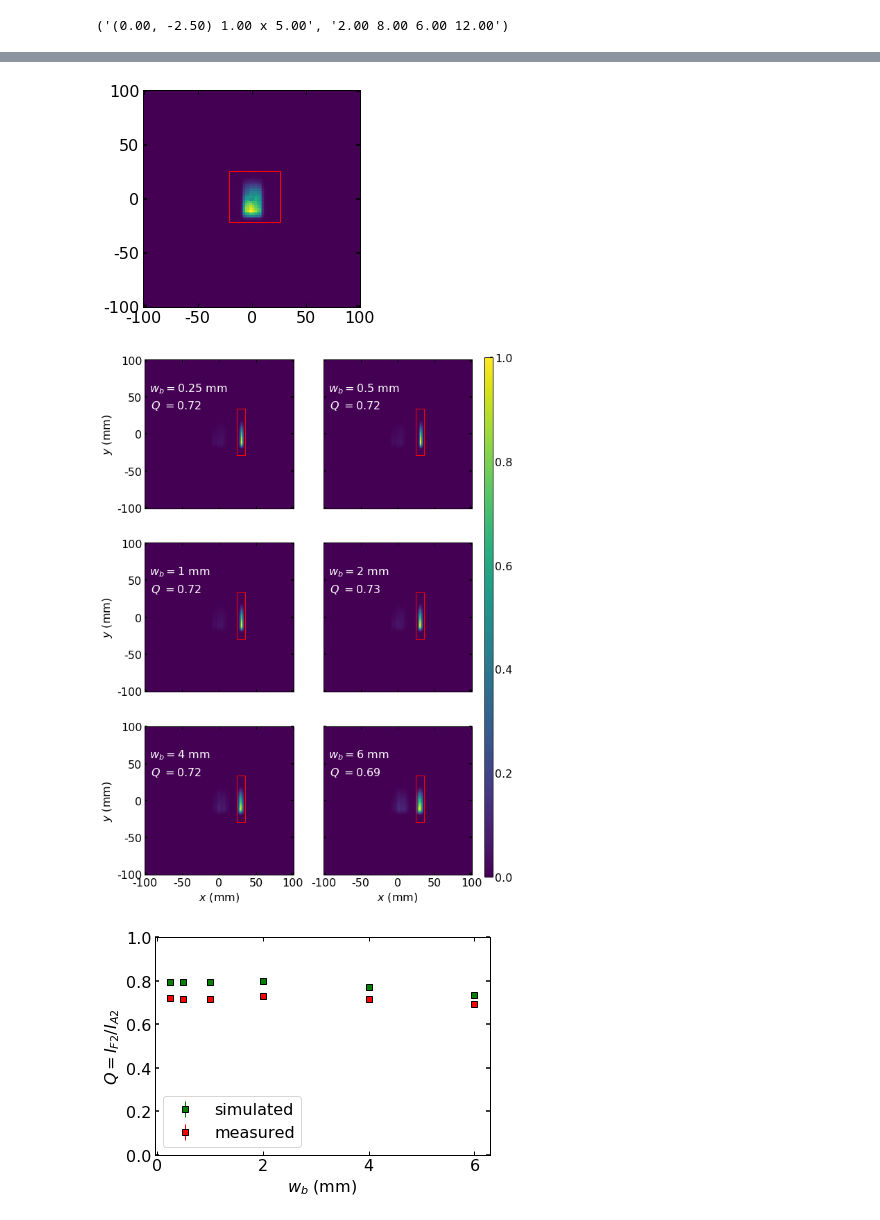
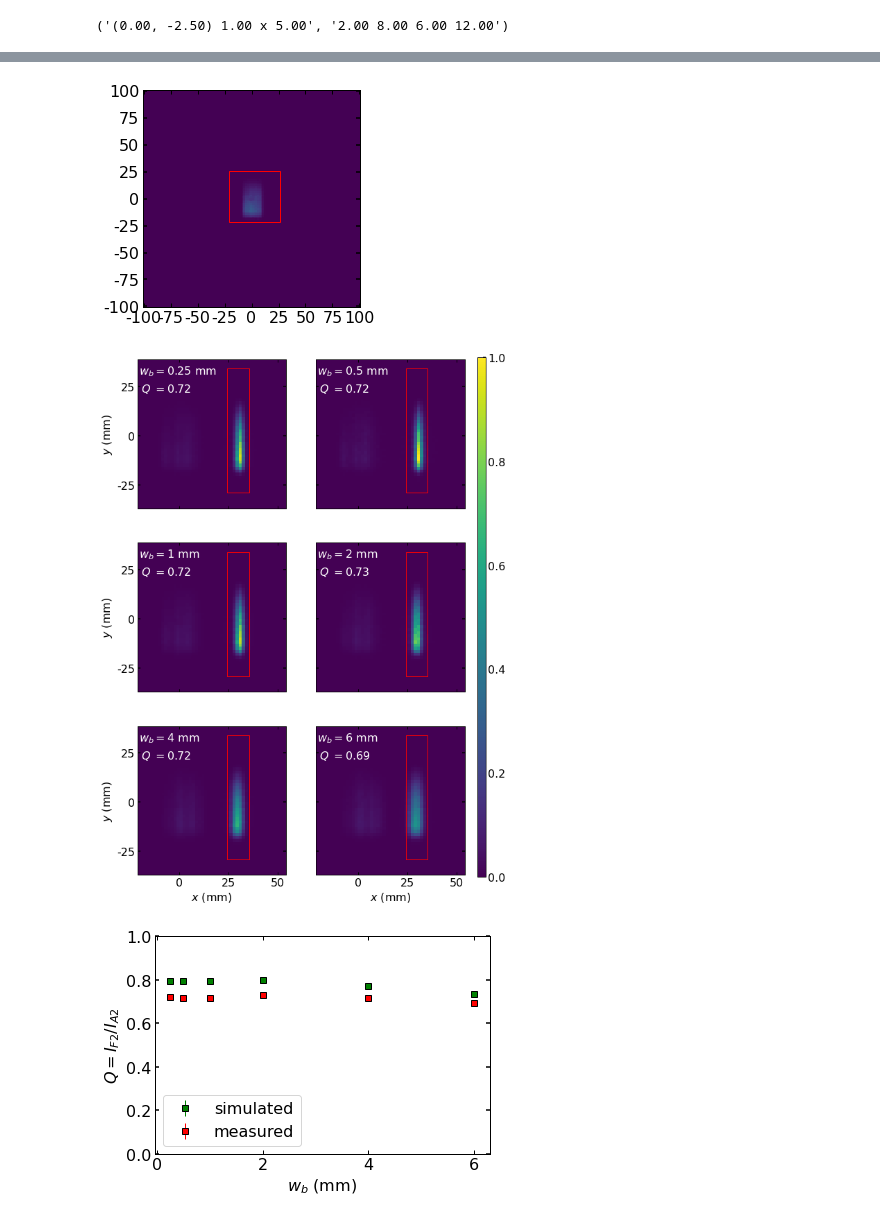
Before and after one commit to christophherb/miezefoc2020_01, a Jupyter notebook: Final_eval.ipynb, the cells around one changed output, grey strips where cells are left out. Drawn from its saved outputs; the diff is of its cells as text; code cells hidden in the pictures.

Commit message:
adjusted figures such they share colorbar

```diff
--- a/Final_eval.ipynb
+++ b/Final_eval.ipynb
@@ -215,7 +215,7 @@ roi, tot, fig, ax = calcEff(path + '0032{}.pad'.format(7137),roi = (50,80,50,80)
 normedBackground += [roi/time]
 normedBackground_err = [(k*(time+time2))**0.5/(time+time2) for k in normedBackground]
 
-
+max_values = []
 allRoiLst,allNeutronsLst = [],[]
 allRoiLst_err,allNeutronsLst_err = [],[]
 fig, ax = plt.subplots(3, 2, sharex=True, sharey=True, figsize=(8.2, 13))
@@ -225,7 +225,7 @@ for ind, (slit,file) in enumerate([(0.25,7177), (1,7203), (2,7227), (4,7251), (6
     data, meta = read_pad_file(path+'0032{}.pad'.format(file))
     ax_index = divmod([0.25, 0.5, 1, 2, 4, 6].index(slit), 2)
     figax = fig, ax[ax_index]
-    im = ax[ax_index].imshow(data/np.max(data), interpolation='none', origin='lower', extent=(-100, 100, -100, 100))
+    im = ax[ax_index].imshow(data/np.sum(data)/0.02887420759184297, interpolation='none', origin='lower', extent=(-100, 100, -100, 100))
     #ax[ax_index].text(0.3, 0.3, '$w_b$ = {} mm'.format(slit), color='white', transform=ax[ax_index].transAxes)
     roi, allNeutrons, fig_ind, ax_ind = calcEff(path + '0032{}.pad'.format(file), roi = (79, 86, 45, 85),plot = True, figax=figax)#(79, 87, 45, 85)
     _,meta = read_pad_file(path + '0032{}.pad'.format(file))
@@ -233,14 +233,17 @@ for ind, (slit,file) in enumerate([(0.25,7177), (1,7203), (2,7227), (4,7251), (6
     #print(time)
     roi_err, allNeutrons_err = roi**0.5/time,allNeutrons**0.5/time
     roi,allNeutrons = roi/time,allNeutrons/time
-    ax_ind.text(4 , 100, '$w_b={}$ mm'.format(slit), color='white', fontsize=16)
-    ax_ind.text(5, 85, '$Q$ $= {:.2}$'.format(roi/normedBackground[ind]), color='white', fontsize = 16)
+    ax_ind.text(0.01 , 0.9, '$w_b={}$ mm'.format(slit), color='white', fontsize=16, transform=ax_ind.transAxes)
+    ax_ind.text(0.023, 0.78, '$Q$ $= {:.2}$'.format(roi/normedBackground[ind]), color='white', fontsize = 16, transform=ax_ind.transAxes)
+    ax_ind.set_xlim((40+10, 128-40+10))
+    ax_ind.set_ylim((40, 128-40))
     #ax_ind.set_title(ax_ind.get_title()+str(slit))
     allRoiLst += [roi]
     allNeutronsLst += [allNeutrons]
     allRoiLst_err += [roi_err]
     allNeutronsLst_err += [allNeutrons_err]
-
+    max_values += [np.max(data)/time]
+print('normalizing', np.max(np.array(max_values)/np.array(allNeutronsLst)))
 
 for i in range(3):
     ax[i, 0].set_ylabel('$y$ (mm)')
@@ -257,7 +260,7 @@ print([(ind,k) for ind,k in enumerate(normedBackground_err)])
 relEff = [allRoiLst[k] / normedBackground[k] for k in range(len(allRoiLst))]
 print(relEff, 'efficiency')
 relEffErr = [relEff[k]*((allRoiLst_err[k]/allRoiLst[k])**2 + (normedBackground_err[k]/normedBackground[k])**2)**0.5 for k in range(len(allRoiLst))]
-fig.savefig('/home/cherb/LRZSync/Doktorarbeit/Paper/NestedOptic/figures/efficiency_all.pdf',bbox_inches = 'tight')
+#fig.savefig('/home/cherb/LRZSync/Doktorarbeit/Paper/NestedOptic/figures/efficiency_all.pdf',bbox_inches = 'tight')
 fig, ax = plt.subplots(1)
 
 params= {'text.latex.preamble' : [r'\usepackage{amsmath}']}
@@ -281,6 +285,6 @@ nb 5 5
 [1102.45, 3905.596666666667, 7620.666666666667, 13675.973333333333, 18011.48, 2002.38] [1432.877, 5066.766666666666, 9881.22, 18228.2, 24950.46, 2618.6]
 [(0, 1.9525498819919216), (1, 3.6929224961404215), (2, 5.102244604093379), (3, 6.901498931391644), (4, 8.053126333915294), (5, 2.6420304691657135)]
 [0.7229273162797446, 0.7159571223088732, 0.7318303633735261, 0.717813139550701, 0.6943211337590728, 0.7171514220326417] efficiency
-[figure, old version]
+[figure, new version]
-[figure, old version]
+[figure, new version]
 [figure]
```
Also changed, not shown: parts of 1 cell of this notebook.
